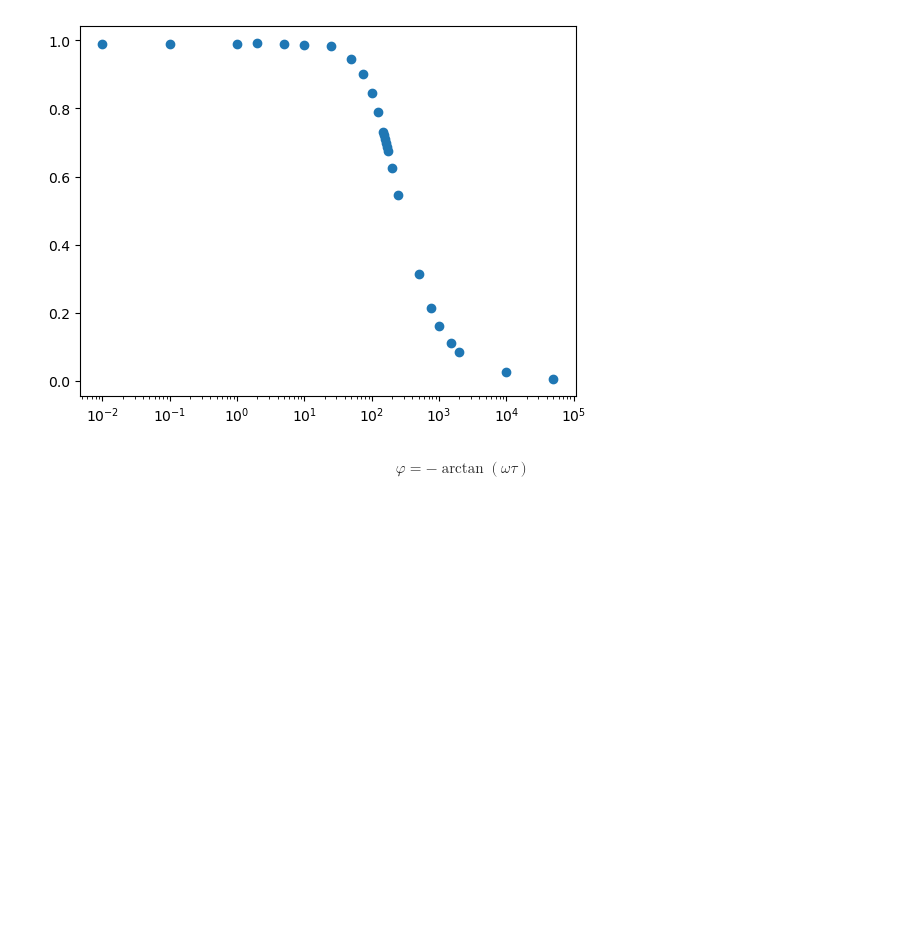
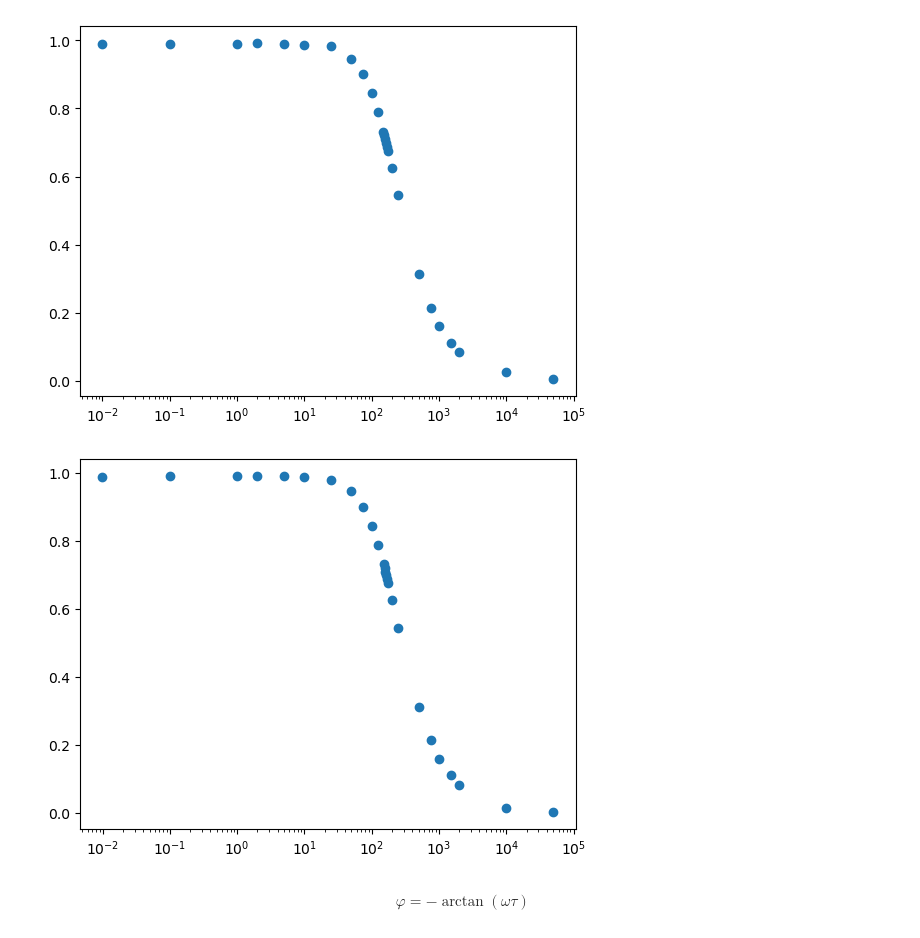
Before and after one commit to RBerga06/unipr-clt-fisica, a Jupyter notebook: lab2/exp4/exp4.ipynb, the cells around one changed output. Cells and saved outputs as stored; diff of their text form; code cells hidden in the pictures; blank space fills up the shorter version.

```diff
--- a/lab2/exp4/exp4.ipynb
+++ b/lab2/exp4/exp4.ipynb
@@ -108,6 +113,20 @@ plt.scatter(freqs, ampiezze)
 plt.xscale("log")
 # %% [output]
 [figure]
+# %%
+freqs = []
+ampiezze = []
+for (_, t, sine1, sine2) in files1fit:
+    freqs.append(sine1.freq)
+    Vin = sine1.ampl
+    Vout = sine2.ampl
+    Vout_Vin = Vout / Vin
+    ampiezze.append(Vout_Vin)
+
+plt.scatter(freqs, ampiezze)
+plt.xscale("log")
+# %% [output]
+[figure, added]
 # %% [markdown]
 $$\varphi = - \arctan\left(\omega \tau\right)$$
 # %%
```
Also changed, not shown: parts of 6 cells of this notebook.
